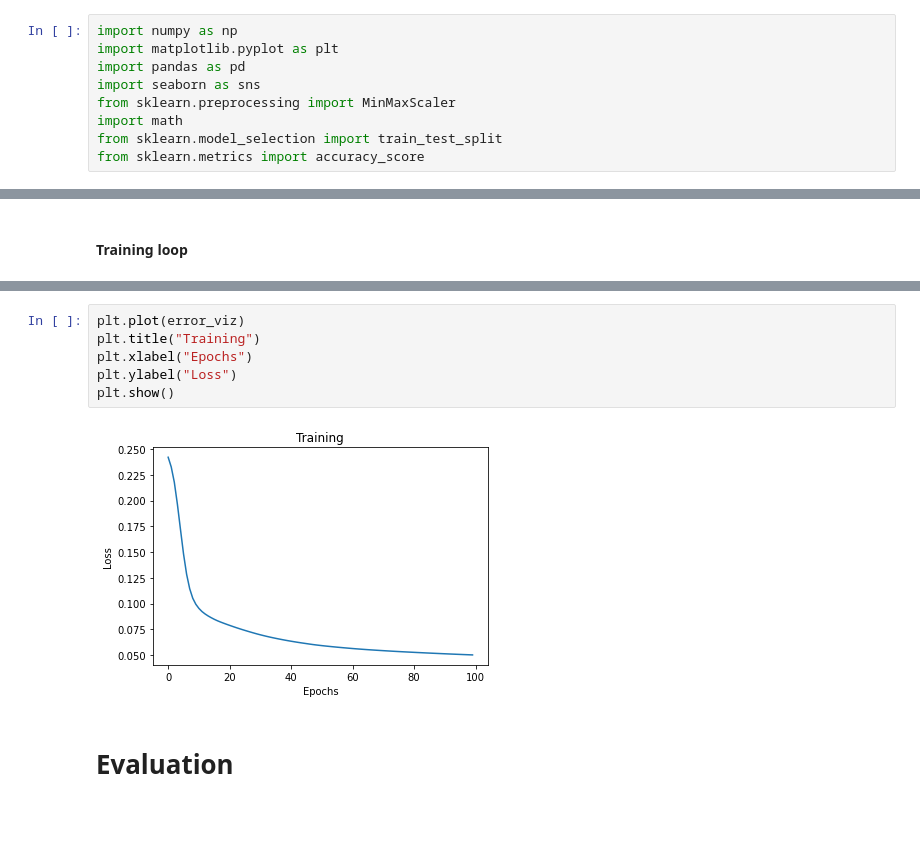
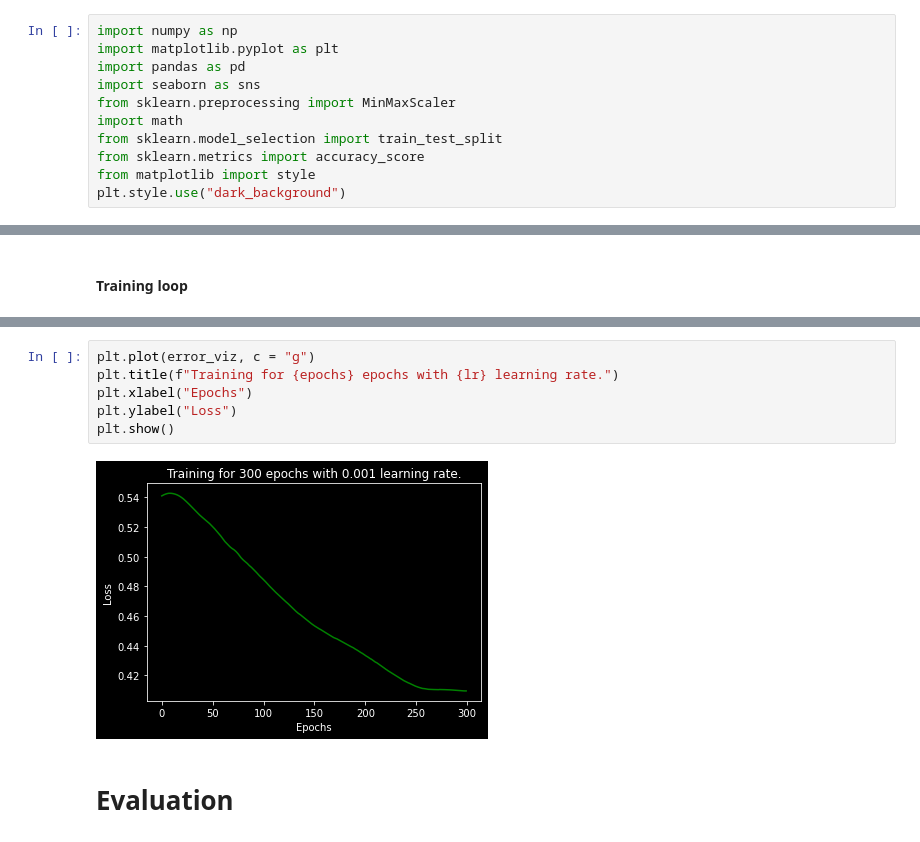
Before and after one commit to szelesaron/breast-cancer-classifier, a Jupyter notebook: ann_oop_v5.ipynb, the cells around one changed output, grey strips where cells are left out. Drawn from its saved outputs; the diff is of its cells as text.

```diff
--- a/ann_oop_v5.ipynb
+++ b/ann_oop_v5.ipynb
@@ -12,6 +12,8 @@ from sklearn.preprocessing import MinMaxScaler
 import math
 from sklearn.model_selection import train_test_split
 from sklearn.metrics import accuracy_score
+from matplotlib import style
+plt.style.use("dark_background")
 # %% [markdown]
 # Data setup
 Working with the Breast Cancer Wisconsin Data Set.
@@ -345,11 +349,11 @@ Wall time: 3.98 s
 # %%
-plt.plot(error_viz)
-plt.title("Training")
+plt.plot(error_viz, c = "g")
+plt.title(f"Training for {epochs} epochs with {lr} learning rate.")
 plt.xlabel("Epochs")
 plt.ylabel("Loss")
 plt.show()
 # %% [output]
-[figure, old version]
+[figure, new version]
 # %% [markdown]
 # Evaluation
 # %%
```
Also changed, not shown: parts of 3 cells of this notebook.
